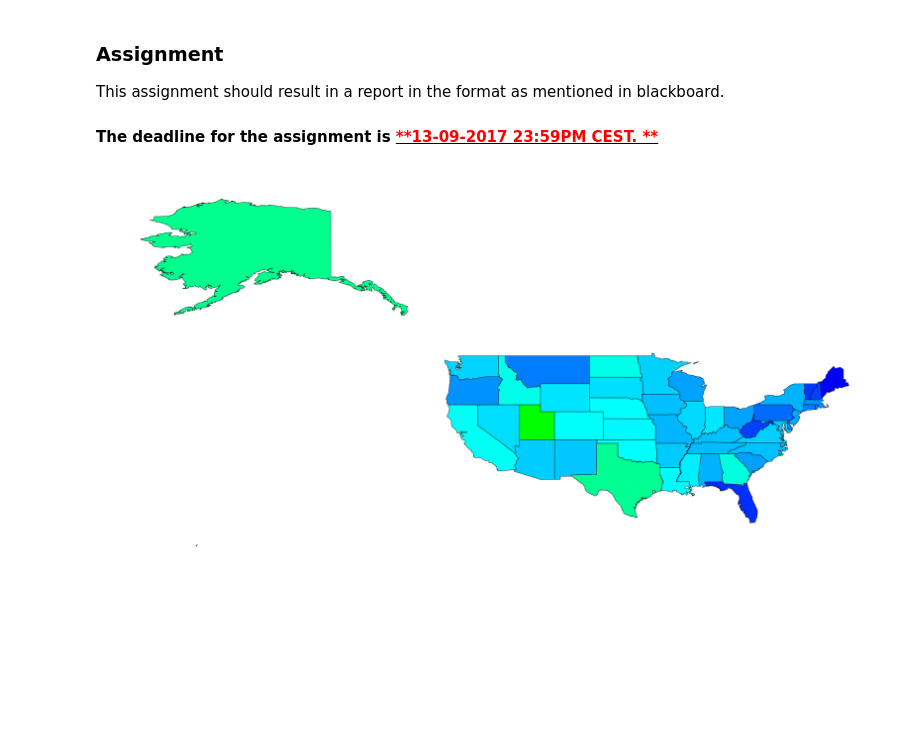
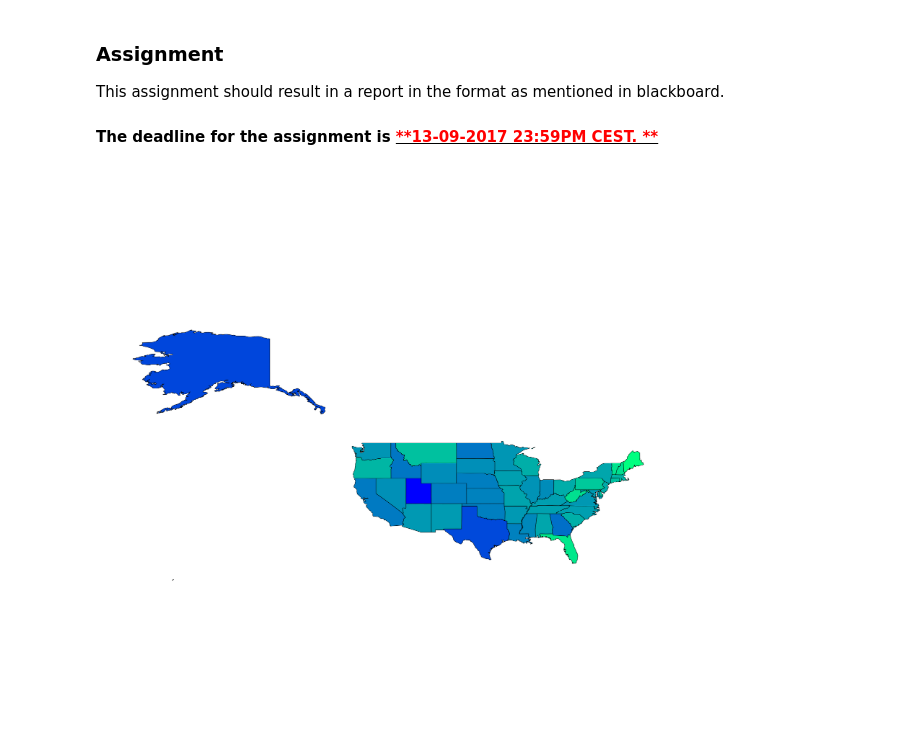
Before and after one commit to stefanhaannl/fundamentals_of_ds, a Jupyter notebook: Week1/Week1.ipynb, the cells around one changed output. Drawn from its saved outputs; the diff is of its cells as text; code cells hidden in the pictures; blank space fills up the shorter version.

Commit message:
changed colormap
colormap properties changed.

```diff
--- a/Week1/Week1.ipynb
+++ b/Week1/Week1.ipynb
@@ -196,16 +196,12 @@ def alphatohex(alpha):
     Inputs: alpha value between 0 and 1
     Outputs: color code (string)
     """
-    c1 = (0,0,255) #blue
-    c2 = (0,255,0) #green
-    if alpha >= 0.5:
-        b = 255
-        g = int(255-round(510*(alpha-0.5)))
-    if alpha <= 0.5:
-        g = 255
-        b = int(round(510*(alpha)))
-    rgb = (0,g,b)
-    return "#"+"".join(map(chr, rgb)).encode('hex')
+    rgba = cm.winter(alpha)
+    r = int(round(rgba[0]*255))
+    g = int(round(rgba[1]*255))
+    b = int(round(rgba[2]*255))
+    rgb = (r,g,b)
+    return ("#"+"".join(map(chr, rgb)).encode('hex'),rgba[3])
 # %% [markdown]
 <font color="black">
 <h3> Assignment </h3>
@@ -335,6 +331,7 @@ avgAge = population_data_all.groupby('NAME')['WEIGHT'].sum() / population_data_a
 max_AvgAge = max(avgAge)
 min_AvgAge  = min(avgAge)
 # %%
+from mpl_toolkits.axes_grid1 import make_axes_locatable
 # Set parameters
 S_DIR = 'shapefiles/'
 BLUE = '#5599ff'
@@ -349,36 +346,36 @@ scalefactor = 100  # Increase of state size in degrees
 #-----------------------------------------------------------------#
 
 with open(os.path.join(S_DIR, 'states.geojson')) as rf:
     data = json.load(rf)
-fig = plt.figure(figsize=(40,40))
+fig = plt.figure(figsize=[30,30])
 ax = fig.gca()
 
 
 for feature in data['features']:            # Retrieve each state (feature) from database
     geometry = feature['geometry']          # Retrieve geometry of state (dictionary with coordinates)
     properties = feature['properties']
     state_name = properties['STATE_NAME']
     avgAge_state = avgAge[state_name]
     alpha = get_alpha(avgAge_state,min_AvgAge, max_AvgAge) # Determine fill color based on states average age
-    color = alphatohex(alpha)
+    colorrgba = alphatohex(alpha)
 
     if state_name == state:
         move_state(state, extra_lat, extra_long)
         scale_state(state)
         pass
     else:
         if geometry['type'] == 'Polygon':
             # States consisting out of one polygon
             poly = geometry
-            ax.add_patch(PolygonPatch(poly, fc=color,  alpha=1,  zorder=2))
+            ax.add_patch(PolygonPatch(poly, fc=colorrgba[0],  alpha=colorrgba[1],  zorder=2))
         else:
             # States consisting out of multiple polygons
             for polygon in geometry['coordinates'][0]:
                 poly = Polygon(polygon)
-                ax.add_patch(PolygonPatch(poly, fc=color, alpha=1, zorder=2))
+                ax.add_patch(PolygonPatch(poly, fc=colorrgba[0], alpha=colorrgba[1], zorder=2))
 
-ax.axis('scaled')
+ax.axis('equal')
 plt.axis('off')
 plt.show()
 # %% [output]
-[figure, old version]
+[figure, new version]
```
